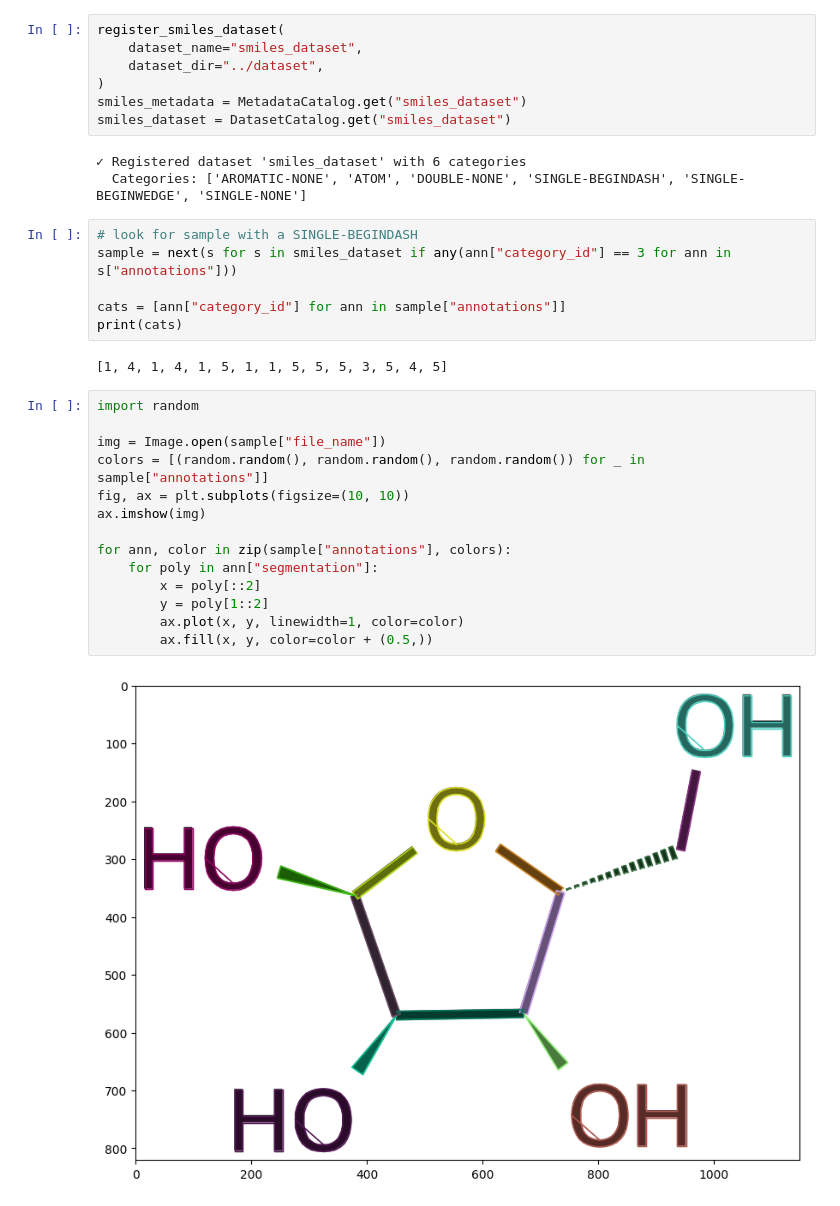
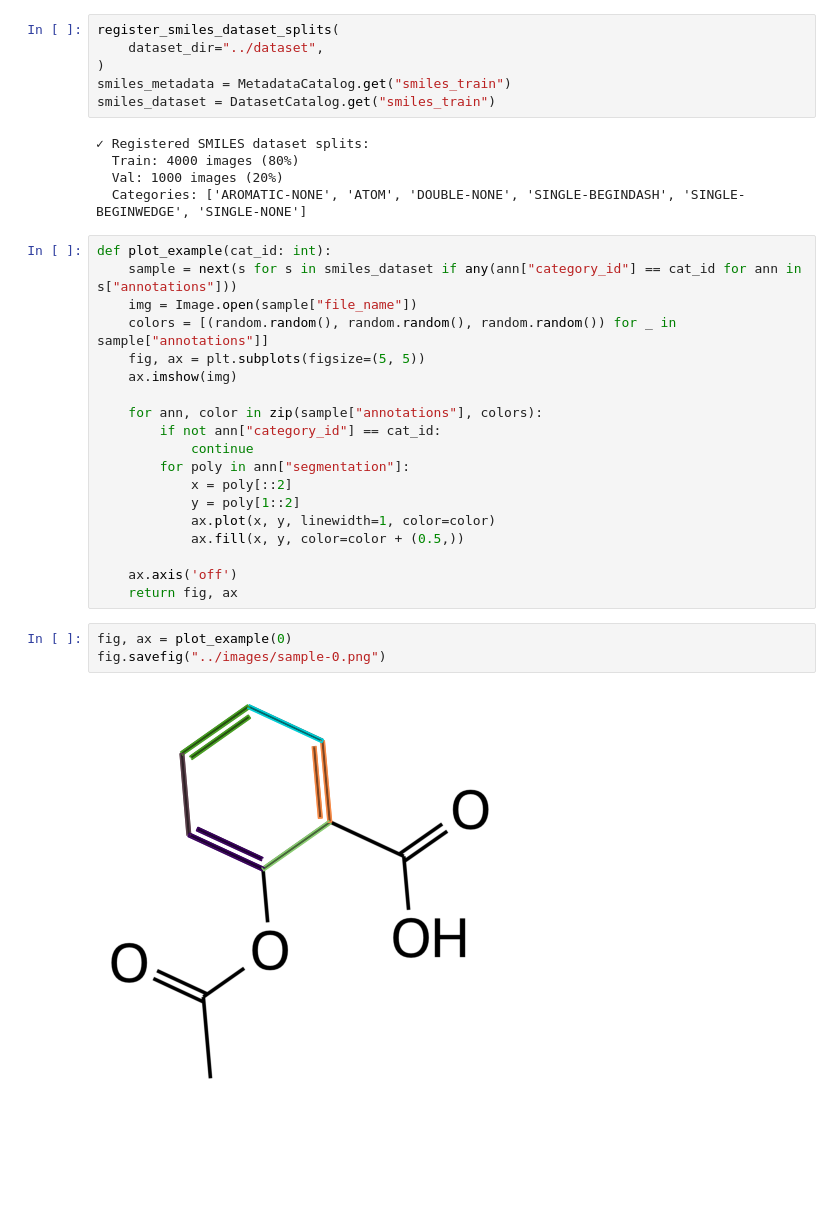
Before and after one commit to nimalu/smiles-segmentation, a Jupyter notebook: segmentation/exploration.ipynb, the cells around one changed output. Cells and saved outputs as stored; diff of their text form; blank space fills up the shorter version.

Commit message:
add example images

```diff
--- a/segmentation/exploration.ipynb
+++ b/segmentation/exploration.ipynb
@@ -6,34 +7,35 @@ from register_dataset import register_smiles_dataset
 # %%
-register_smiles_dataset(
-    dataset_name="smiles_dataset",
+register_smiles_dataset_splits(
     dataset_dir="../dataset",
 )
-smiles_metadata = MetadataCatalog.get("smiles_dataset")
-smiles_dataset = DatasetCatalog.get("smiles_dataset")
+smiles_metadata = MetadataCatalog.get("smiles_train")
+smiles_dataset = DatasetCatalog.get("smiles_train")
 # %% [output]
-✓ Registered dataset 'smiles_dataset' with 6 categories
+✓ Registered SMILES dataset splits:
+  Train: 4000 images (80%)
+  Val: 1000 images (20%)
   Categories: ['AROMATIC-NONE', 'ATOM', 'DOUBLE-NONE', 'SINGLE-BEGINDASH', 'SINGLE-BEGINWEDGE', 'SINGLE-NONE']
-# %%
-# look for sample with a SINGLE-BEGINDASH
-sample = next(s for s in smiles_dataset if any(ann["category_id"] == 3 for ann in s["annotations"]))
-
-cats = [ann["category_id"] for ann in sample["annotations"]]
-print(cats)
-# %% [output]
-[1, 4, 1, 4, 1, 5, 1, 1, 5, 5, 5, 3, 5, 4, 5]
-# %%
-import random
-
-img = Image.open(sample["file_name"])
-colors = [(random.random(), random.random(), random.random()) for _ in sample["annotations"]]
-fig, ax = plt.subplots(figsize=(10, 10))
-ax.imshow(img)
-
-for ann, color in zip(sample["annotations"], colors):
-    for poly in ann["segmentation"]:
-        x = poly[::2]
-        y = poly[1::2]
-        ax.plot(x, y, linewidth=1, color=color)
-        ax.fill(x, y, color=color + (0.5,))
-# %% [output]
-[figure, removed]
+# %%
+def plot_example(cat_id: int):
+    sample = next(s for s in smiles_dataset if any(ann["category_id"] == cat_id for ann in s["annotations"]))
+    img = Image.open(sample["file_name"])
+    colors = [(random.random(), random.random(), random.random()) for _ in sample["annotations"]]
+    fig, ax = plt.subplots(figsize=(5, 5))
+    ax.imshow(img)
+
+    for ann, color in zip(sample["annotations"], colors):
+        if not ann["category_id"] == cat_id:
+            continue
+        for poly in ann["segmentation"]:
+            x = poly[::2]
+            y = poly[1::2]
+            ax.plot(x, y, linewidth=1, color=color)
+            ax.fill(x, y, color=color + (0.5,))
+
+    ax.axis('off')
+    return fig, ax
+# %%
+fig, ax = plot_example(0)
+fig.savefig("../images/sample-0.png")
+# %% [output]
+[figure, added]
```
Also changed, not shown: parts of 6 cells of this notebook, 7 other files.
